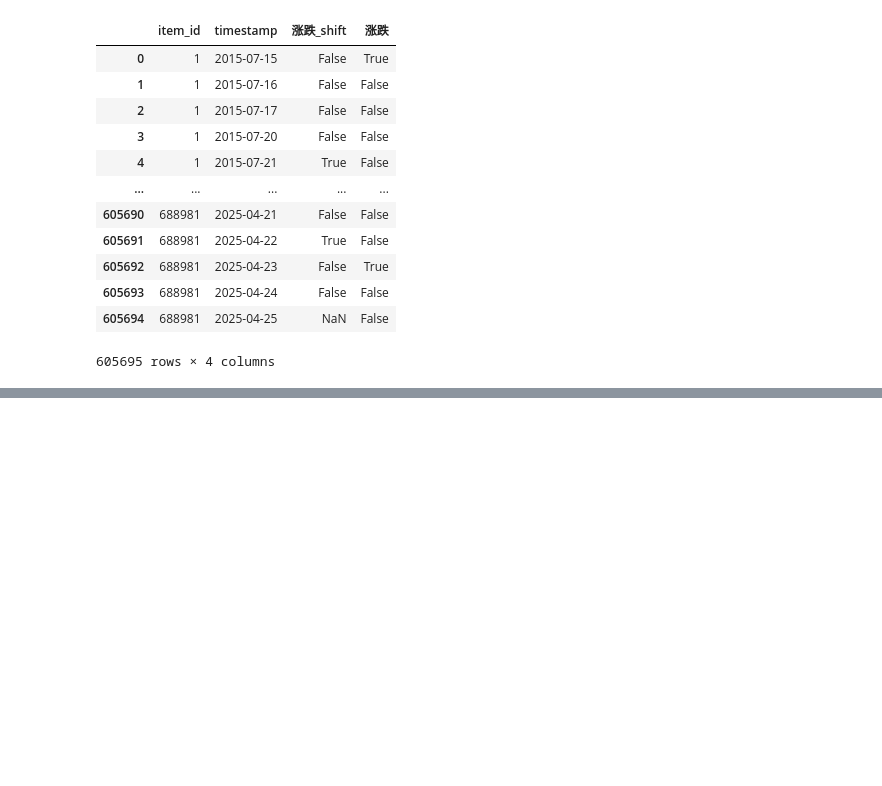
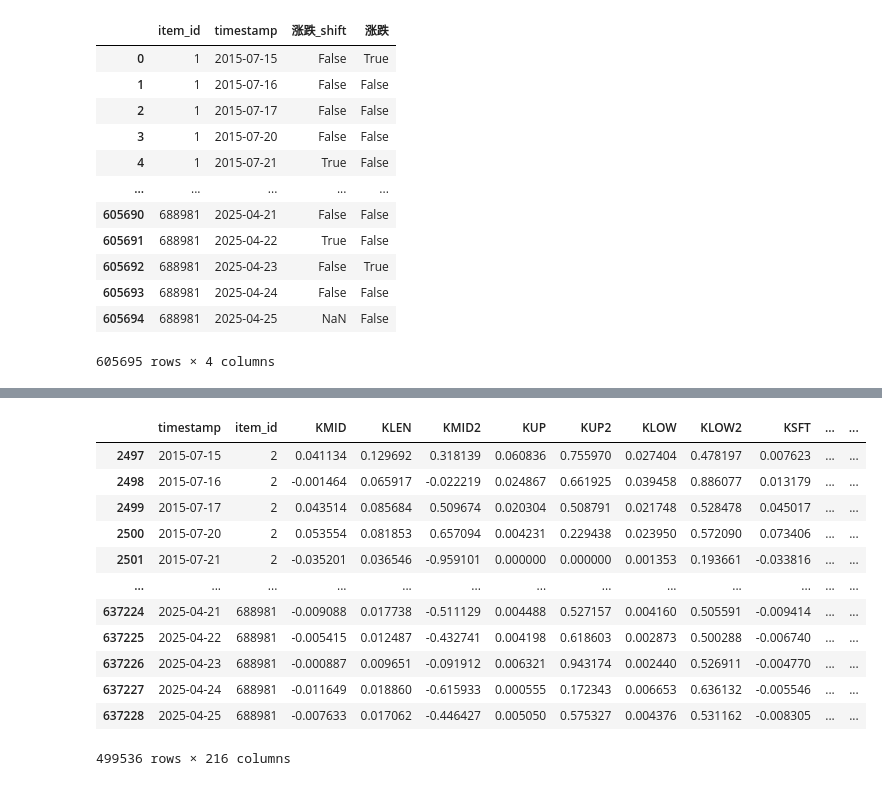
Before and after one commit to Meow-Woof-Intelligence-Six/AutoCute, a Jupyter notebook: code/src/exp_hyh_test_testdata.ipynb, the cells around one changed output, grey strips where cells are left out. Drawn from its saved outputs; the diff is of its cells as text; code cells hidden in the pictures; blank space fills up the shorter version.

```diff
--- a/code/src/exp_hyh_test_testdata.ipynb
+++ b/code/src/exp_hyh_test_testdata.ipynb
@@ -257,0 +567,22 @@ stock_finance
+# %%
+import pandas as pd
+from pathlib import Path
+from auto_config import project_dir
+
+file_path = project_dir / "temp/qlib_alpha158_finance_winsorized.pkl"
+df = pd.read_pickle(file_path)
+df
+# %% [output]
+|  | timestamp | item_id | KMID | KLEN | KMID2 | KUP | KUP2 | KLOW | KLOW2 | KSFT | ... | ... |
+| 2497 | 2015-07-15 | 2 | 0.041134 | 0.129692 | 0.318139 | 0.060836 | 0.755970 | 0.027404 | 0.478197 | 0.007623 | ... | ... |
+| 2498 | 2015-07-16 | 2 | -0.001464 | 0.065917 | -0.022219 | 0.024867 | 0.661925 | 0.039458 | 0.886077 | 0.013179 | ... | ... |
+| 2499 | 2015-07-17 | 2 | 0.043514 | 0.085684 | 0.509674 | 0.020304 | 0.508791 | 0.021748 | 0.528478 | 0.045017 | ... | ... |
+| 2500 | 2015-07-20 | 2 | 0.053554 | 0.081853 | 0.657094 | 0.004231 | 0.229438 | 0.023950 | 0.572090 | 0.073406 | ... | ... |
+| 2501 | 2015-07-21 | 2 | -0.035201 | 0.036546 | -0.959101 | 0.000000 | 0.000000 | 0.001353 | 0.193661 | -0.033816 | ... | ... |
+| ... | ... | ... | ... | ... | ... | ... | ... | ... | ... | ... | ... | ... |
+| 637224 | 2025-04-21 | 688981 | -0.009088 | 0.017738 | -0.511129 | 0.004488 | 0.527157 | 0.004160 | 0.505591 | -0.009414 | ... | ... |
+| 637225 | 2025-04-22 | 688981 | -0.005415 | 0.012487 | -0.432741 | 0.004198 | 0.618603 | 0.002873 | 0.500288 | -0.006740 | ... | ... |
+| 637226 | 2025-04-23 | 688981 | -0.000887 | 0.009651 | -0.091912 | 0.006321 | 0.943174 | 0.002440 | 0.526911 | -0.004770 | ... | ... |
+| 637227 | 2025-04-24 | 688981 | -0.011649 | 0.018860 | -0.615933 | 0.000555 | 0.172343 | 0.006653 | 0.636132 | -0.005546 | ... | ... |
+| 637228 | 2025-04-25 | 688981 | -0.007633 | 0.017062 | -0.446427 | 0.005050 | 0.575327 | 0.004376 | 0.531162 | -0.008305 | ... | ... |
+499536 rows × 216 columns
```
Also changed, not shown: parts of 13 cells of this notebook, 2 other files.
